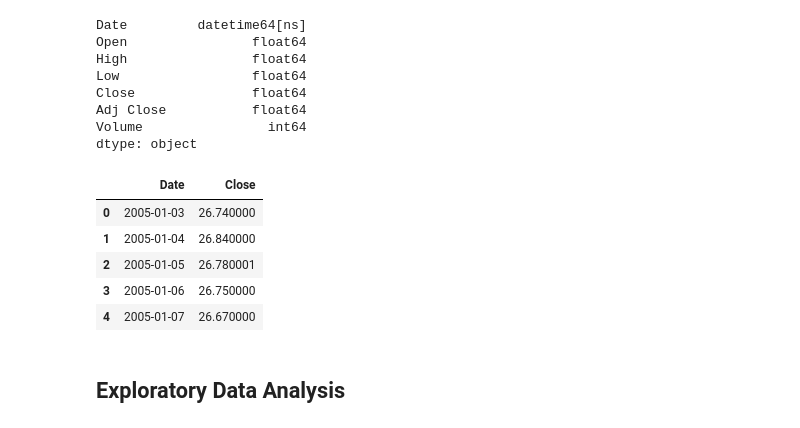
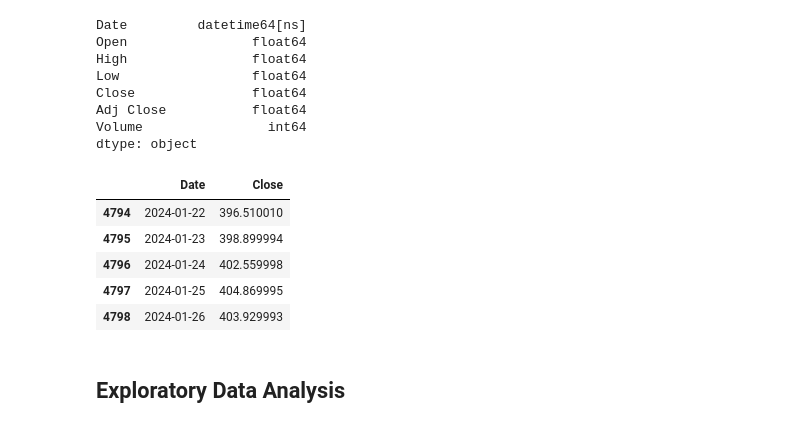
Before and after one commit to SamratAdhikari/Stock-Price-Analysis, a Jupyter notebook: Stock Price Prediction.ipynb, the cells around one changed output. Saved outputs shown, nothing was run; the diff lists cells and outputs as text; code cells hidden in the pictures.

```diff
--- a/Stock Price Prediction.ipynb
+++ b/Stock Price Prediction.ipynb
@@ -76,14 +76,14 @@ Volume                int64
 dtype: object
 # %%
 df = df[['Date', 'Close']]
-df.head()
+df.tail()
 # %% [output]
 |  | Date | Close |
-| 0 | 2005-01-03 | 26.740000 |
-| 1 | 2005-01-04 | 26.840000 |
-| 2 | 2005-01-05 | 26.780001 |
-| 3 | 2005-01-06 | 26.750000 |
-| 4 | 2005-01-07 | 26.670000 |
+| 4794 | 2024-01-22 | 396.510010 |
+| 4795 | 2024-01-23 | 398.899994 |
+| 4796 | 2024-01-24 | 402.559998 |
+| 4797 | 2024-01-25 | 404.869995 |
+| 4798 | 2024-01-26 | 403.929993 |
 # %% [markdown]
 ## Exploratory Data Analysis
 # %%
```
Also changed, not shown: parts of 7 cells of this notebook, 1 other file.
